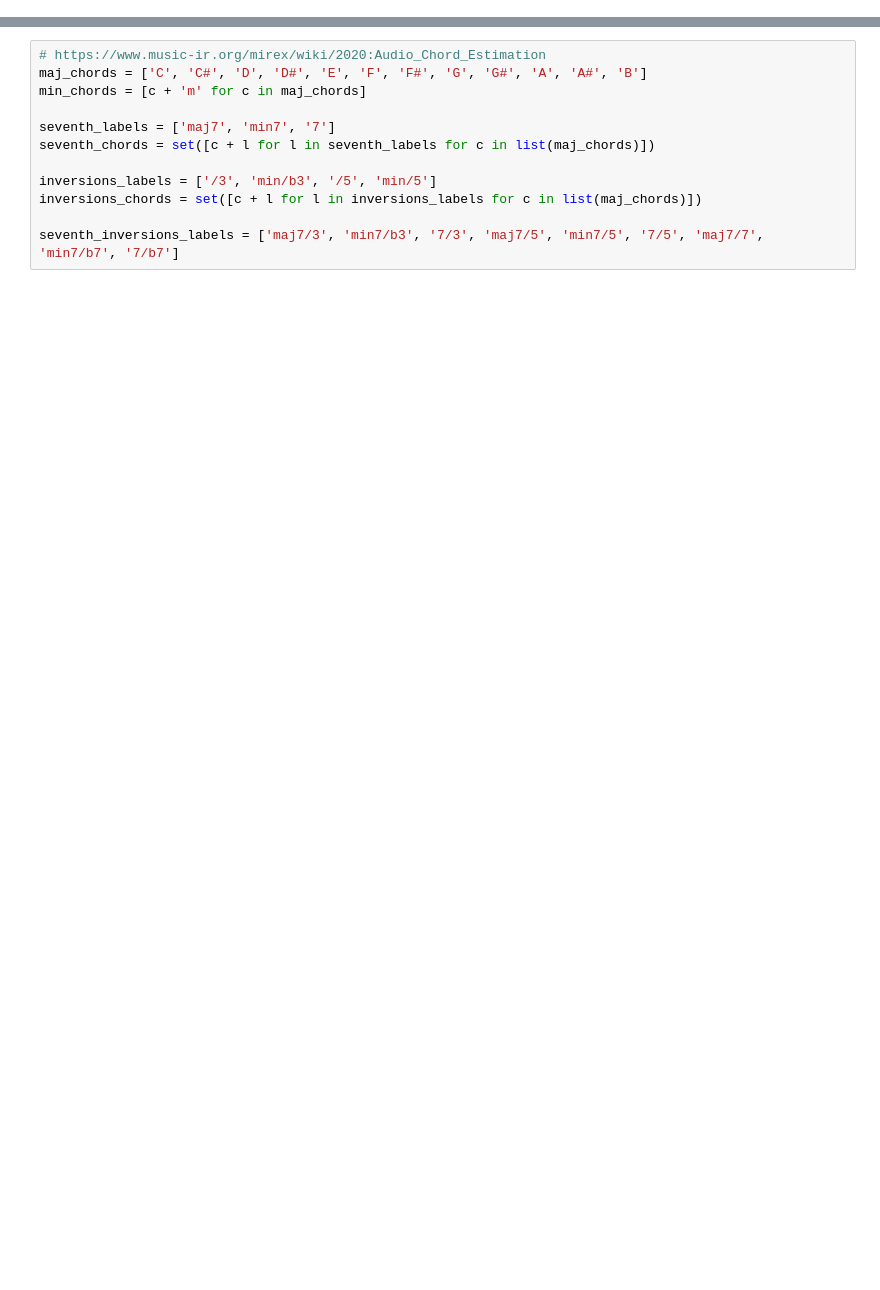
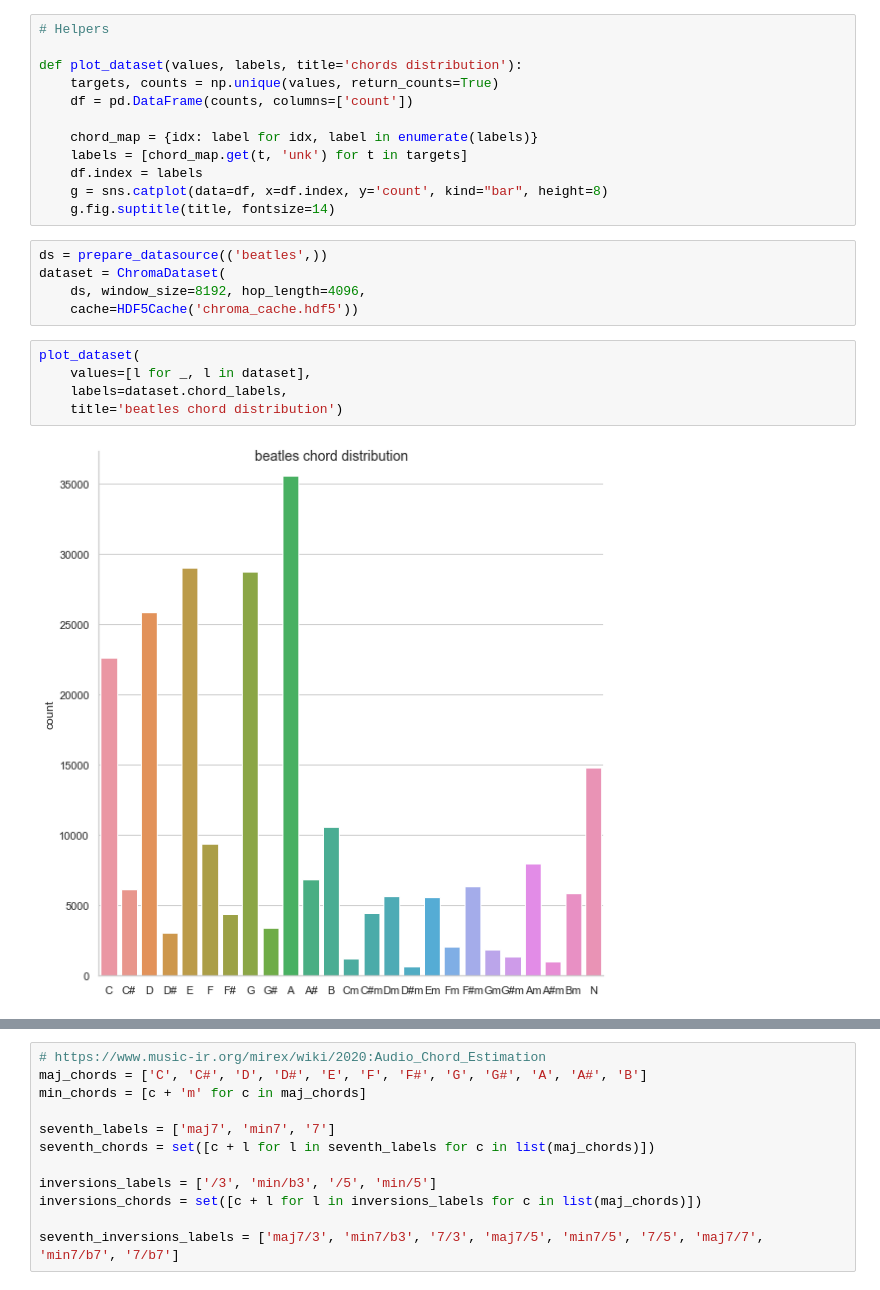
Before and after one commit to discort/chord-recognition, a Jupyter notebook: chords_analysis.ipynb, the cells around one changed output, grey strips where cells are left out. Cells and saved outputs as stored; diff of their text form; blank space fills up the shorter version.

```diff
--- a/chords_analysis.ipynb
+++ b/chords_analysis.ipynb
@@ -28,0 +27,24 @@ The autoreload extension is already loaded. To reload it, use:
+# %%
+# Helpers
+
+def plot_dataset(values, labels, title='chords distribution'):
+    targets, counts = np.unique(values, return_counts=True)
+    df = pd.DataFrame(counts, columns=['count'])
+
+    chord_map = {idx: label for idx, label in enumerate(labels)}
+    labels = [chord_map.get(t, 'unk') for t in targets]
+    df.index = labels
+    g = sns.catplot(data=df, x=df.index, y='count', kind="bar", height=8)
+    g.fig.suptitle(title, fontsize=14)
+# %%
+ds = prepare_datasource(('beatles',))
+dataset = ChromaDataset(
+    ds, window_size=8192, hop_length=4096,
+    cache=HDF5Cache('chroma_cache.hdf5'))
+# %%
+plot_dataset(
+    values=[l for _, l in dataset],
+    labels=dataset.chord_labels,
+    title='beatles chord distribution')
+# %% [output]
+[figure, added]
```
Also changed, not shown: parts of 13 cells of this notebook, 19 other files.
